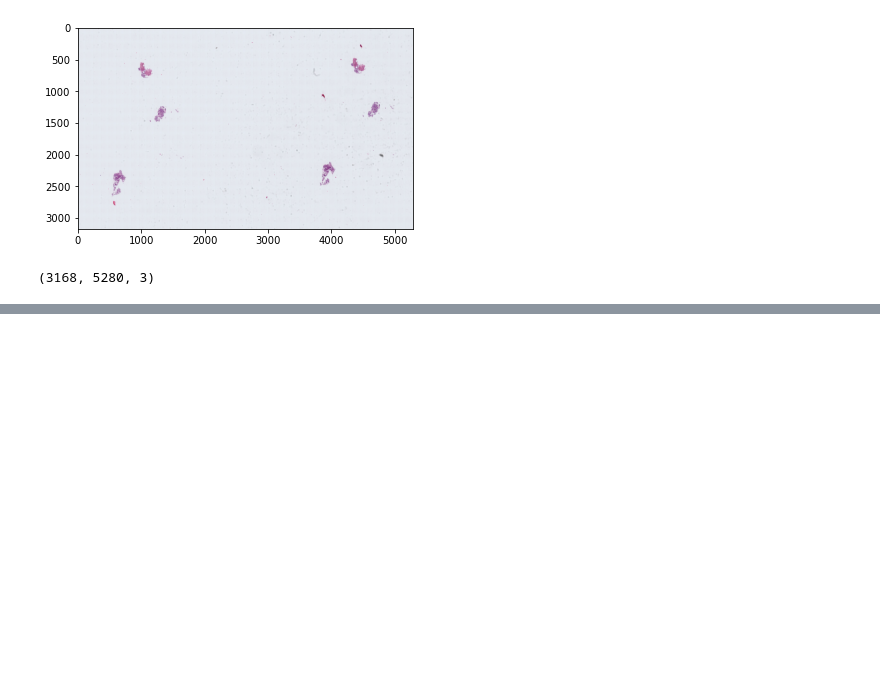
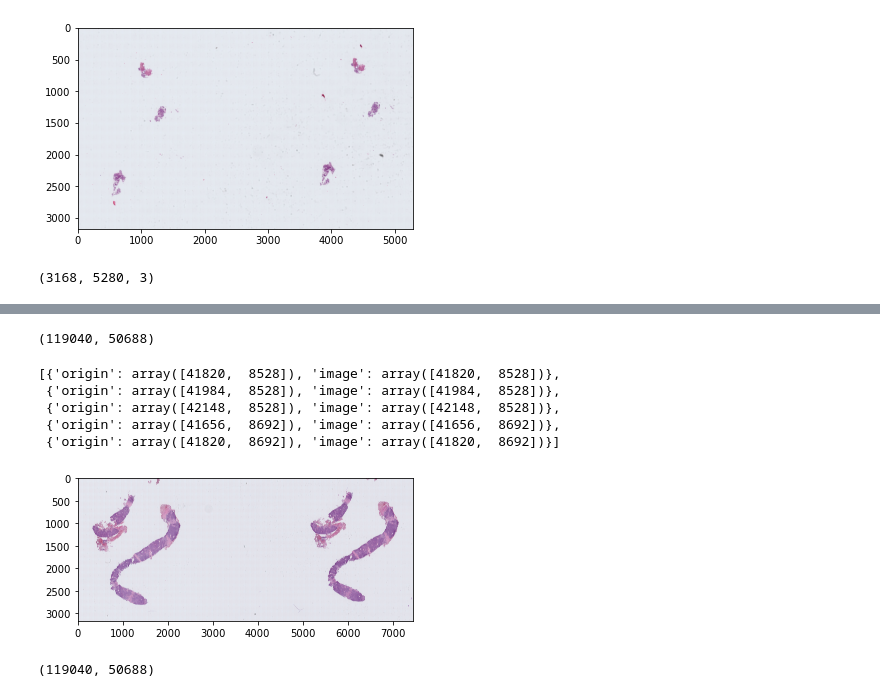
Before and after one commit to RensterMaat/premium_pathology, a Jupyter notebook: hovernet_re/06_annotations.ipynb, the cells around one changed output, grey strips where cells are left out. Saved outputs shown, nothing was run; the diff lists cells and outputs as text; code cells hidden in the pictures; blank space fills up the shorter version.

```diff
--- a/hovernet_re/06_annotations.ipynb
+++ b/hovernet_re/06_annotations.ipynb
@@ -207,0 +237,4 @@ for file in list(slide_dir.iterdir()):
+# %%
+processor.mask.shape
+# %% [output]
+(119040, 50688)
@@ -207,0 +247,16 @@ for file in list(slide_dir.iterdir()):
+# %%
+processor.input[:5]
+# %% [output]
+[{'origin': array([41820,  8528]), 'image': array([41820,  8528])},
+ {'origin': array([41984,  8528]), 'image': array([41984,  8528])},
+ {'origin': array([42148,  8528]), 'image': array([42148,  8528])},
+ {'origin': array([41656,  8692]), 'image': array([41656,  8692])},
+ {'origin': array([41820,  8692]), 'image': array([41820,  8692])}]
+# %%
+patch = processor.slide.read_region((0,0), 4, processor.slide.level_dimensions[4])
+plt.imshow(patch)
+plt.show()
+processor.slide.level_dimensions[0]
+# %% [output]
+[figure, added]
+(119040, 50688)
```
Also changed, not shown: parts of 4 cells of this notebook, 26 other files.
